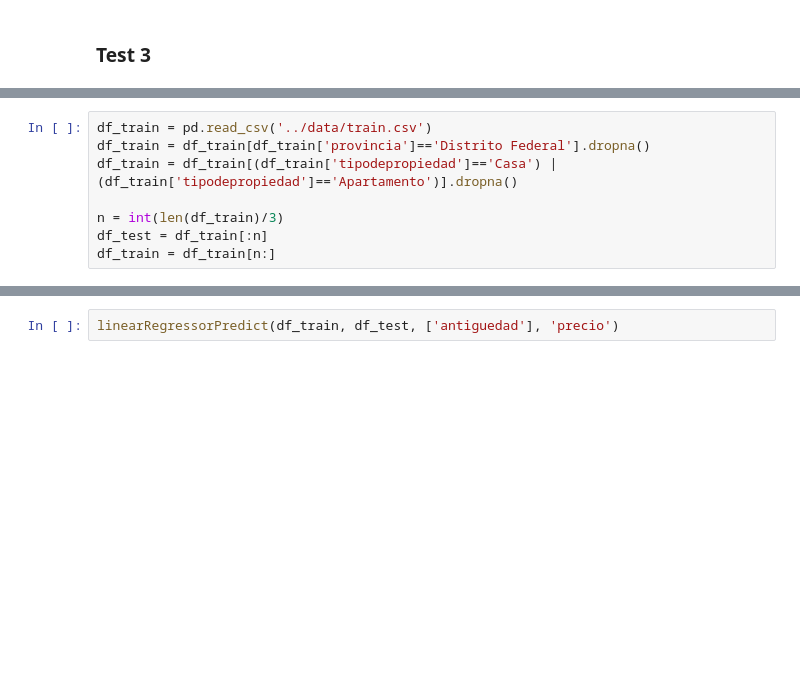
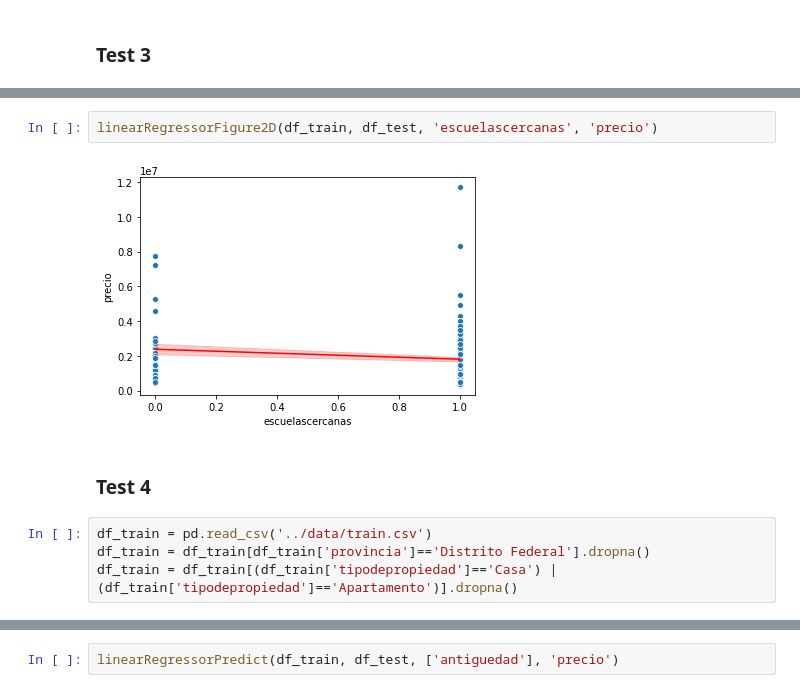
Before and after one commit to brianarrondo/metnum-tp3, a Jupyter notebook: notebooks/Experimentacion.ipynb, the cells around one changed output, grey strips where cells are left out. Drawn from its saved outputs; the diff is of its cells as text; blank space fills up the shorter version.

```diff
--- a/notebooks/Experimentacion.ipynb
+++ b/notebooks/Experimentacion.ipynb
@@ -226,11 +263,13 @@ linearRegressorFigure2D(df_train, df_test, 'garages', 'precio')
+# %%
+linearRegressorFigure2D(df_train, df_test, 'escuelascercanas', 'precio')
+# %% [output]
+[figure, added]
+# %% [markdown]
+### Test 4
 # %%
 df_train = pd.read_csv('../data/train.csv')
 df_train = df_train[df_train['provincia']=='Distrito Federal'].dropna()
 df_train = df_train[(df_train['tipodepropiedad']=='Casa') | (df_train['tipodepropiedad']=='Apartamento')].dropna()
-
-n = int(len(df_train)/3)
-df_test = df_train[:n]
-df_train = df_train[n:]
 # %%
 K = 5
 RMSE, RMSLE = linearRegressionKFoldErrors(df_train, ['antiguedad'], 'precio', K)
```
Also changed, not shown: parts of 46 cells of this notebook, 18 other files.
